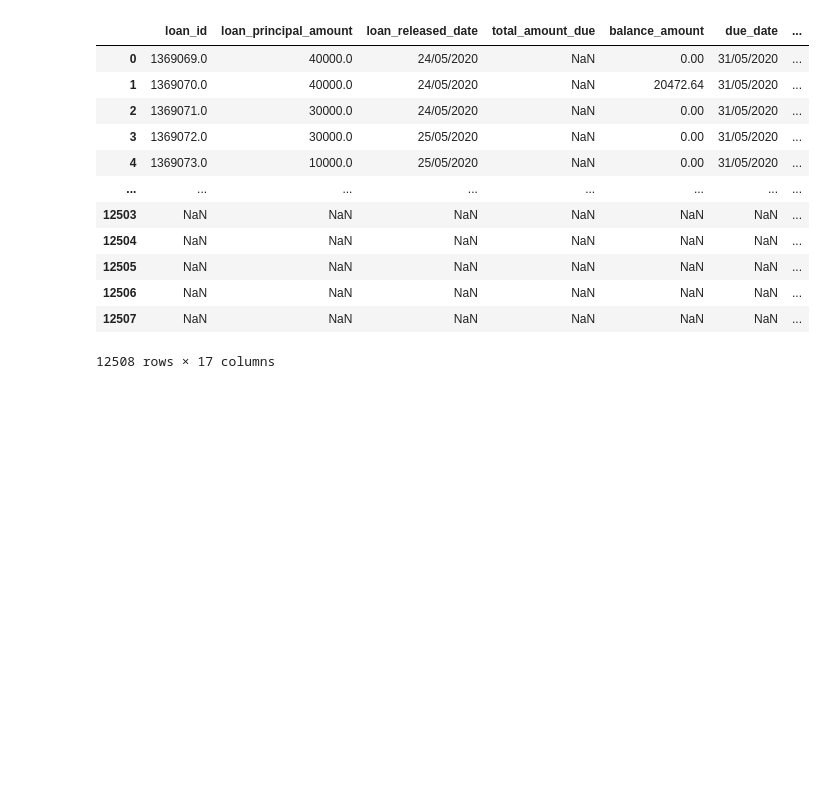
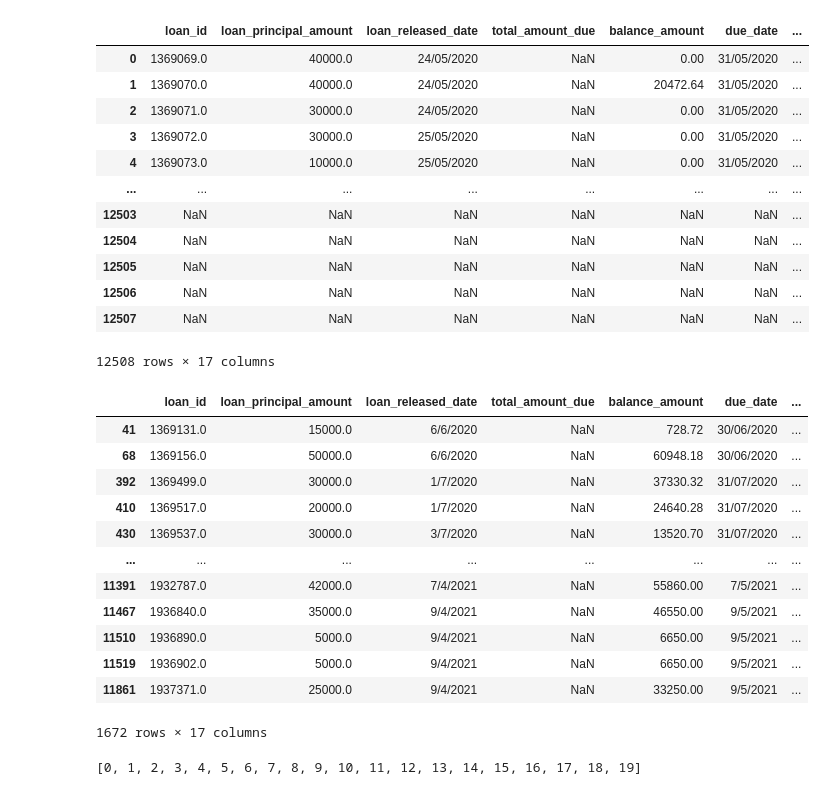
Before and after one commit to dtekluva/cohort3b8wd, a Jupyter notebook: atha/loandisk/analysis.ipynb, the cells around one changed output. Saved outputs shown, nothing was run; the diff lists cells and outputs as text; code cells hidden in the pictures; blank space fills up the shorter version.

```diff
--- a/atha/loandisk/analysis.ipynb
+++ b/atha/loandisk/analysis.ipynb
@@ -97,3 +111,36 @@ merged
 12508 rows × 17 columns
 # %%
 merged.astype("str").to_csv("result.csv")
+# %%
+excess_mask=merged["credit_difference"]>0
+less_mask=merged["credit_difference"]<0
+unknown_mask= merged["loan_id"].isnull()
+not_inbank_mask = merged[" CREDIT"].isnull()
+# %%
+excess= merged[excess_mask]
+less= merged[less_mask]
+unknown= merged[unknown_mask]
+not_inbank= merged[not_inbank_mask]
+# %%
+# excess
+less.round(2)
+# unknown
+# not_inbank
+# %% [output]
+|  | loan_id | loan_principal_amount | loan_released_date | total_amount_due | balance_amount | due_date | ... |
+| 41 | 1369131.0 | 15000.0 | 6/6/2020 | NaN | 728.72 | 30/06/2020 | ... |
+| 68 | 1369156.0 | 50000.0 | 6/6/2020 | NaN | 60948.18 | 30/06/2020 | ... |
+| 392 | 1369499.0 | 30000.0 | 1/7/2020 | NaN | 37330.32 | 31/07/2020 | ... |
+| 410 | 1369517.0 | 20000.0 | 1/7/2020 | NaN | 24640.28 | 31/07/2020 | ... |
+| 430 | 1369537.0 | 30000.0 | 3/7/2020 | NaN | 13520.70 | 31/07/2020 | ... |
+| ... | ... | ... | ... | ... | ... | ... | ... |
+| 11391 | 1932787.0 | 42000.0 | 7/4/2021 | NaN | 55860.00 | 7/5/2021 | ... |
+| 11467 | 1936840.0 | 35000.0 | 9/4/2021 | NaN | 46550.00 | 9/5/2021 | ... |
+| 11510 | 1936890.0 | 5000.0 | 9/4/2021 | NaN | 6650.00 | 9/5/2021 | ... |
+| 11519 | 1936902.0 | 5000.0 | 9/4/2021 | NaN | 6650.00 | 9/5/2021 | ... |
+| 11861 | 1937371.0 | 25000.0 | 9/4/2021 | NaN | 33250.00 | 9/5/2021 | ... |
+1672 rows × 17 columns
+# %%
+list(range(20))
+# %% [output]
+[0, 1, 2, 3, 4, 5, 6, 7, 8, 9, 10, 11, 12, 13, 14, 15, 16, 17, 18, 19]
```
Also changed, not shown: parts of 1 cell of this notebook, 26 other files.
